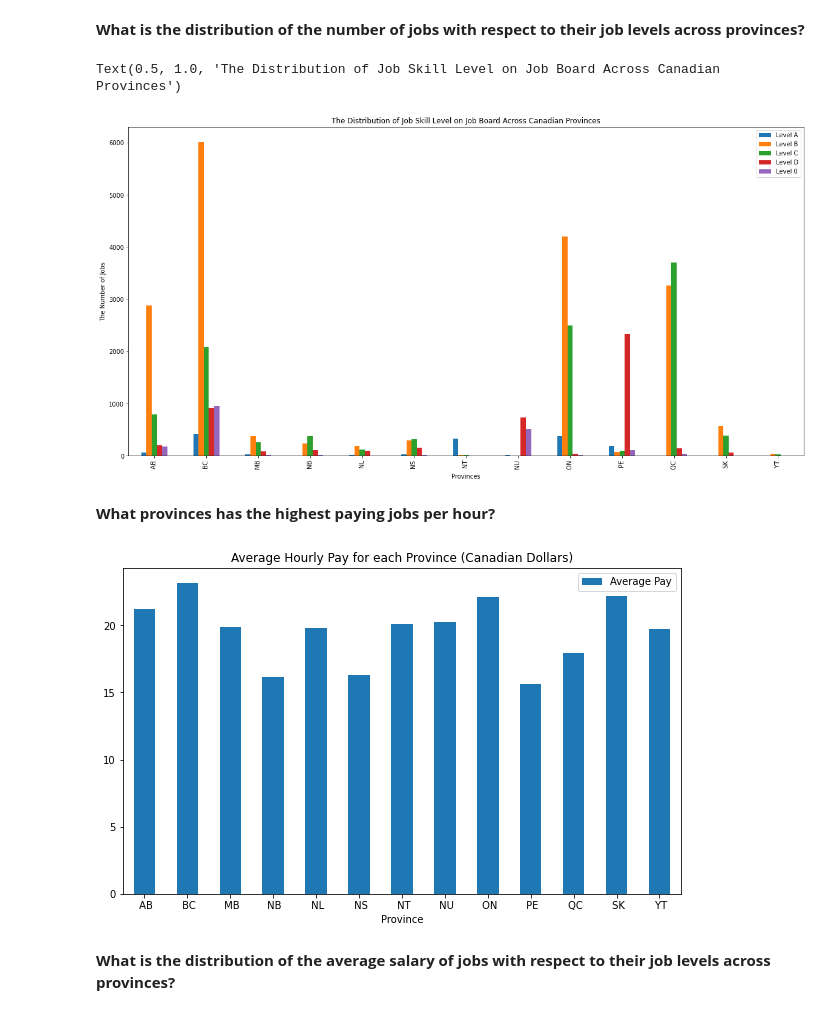
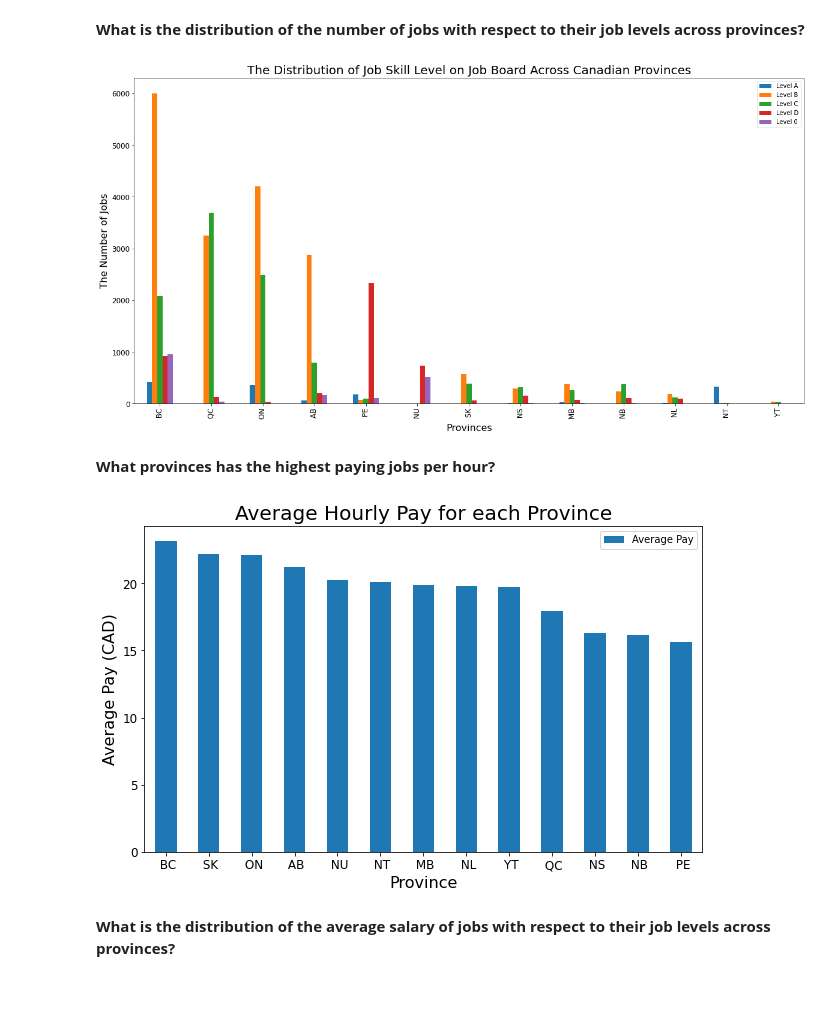
Before and after one commit to ChristopheTran/Canadian-Jobs-Amid-a-Pandemic, a Jupyter notebook: Final_Notebook.ipynb, the cells around one changed output. Drawn from its saved outputs; the diff is of its cells as text; code cells hidden in the pictures.

```diff
--- a/Final_Notebook.ipynb
+++ b/Final_Notebook.ipynb
@@ -172,6 +176,7 @@ jobs_cleaned["AveragePay"] = jobs_cleaned.apply(get_average_pay, axis=1)
 jobs_cleaned["City"] = jobs_cleaned["City"].str.strip("based in ")
 
 jobs_noc_merged = pd.merge(noc_info, jobs_cleaned, on="NocNo", how="inner")
+jobs_noc_merged["JobLevel"] = jobs_noc_merged["JobLevel"].str.strip()
 # %%
 #These are the numbeo datasets
 numbeo.keys()
@@ -392,47 +448,74 @@ for province, group in grouped:
   city_level0['Province'].append(province)
   city_level0['Level 0'].append(group.count()[1])
 city_level0 = pd.DataFrame(city_level0)
+
+#Find the number of Level 0 jobs for each province and store the result in the city_level0 dictionary.
+city_level0 = {"Province":[], "Level 0":[]}
+grouped = df.query("CleanedJobLevel == '0'").groupby("Province")
+for province, group in grouped:
+  city_level0['Province'].append(province)
+  city_level0['Level 0'].append(group.count()[1])
+city_level0 = pd.DataFrame(city_level0)
 # %%
 #Visualize the number of each level of jobs is within the job board for each Canadian province.
 result = pd.concat([city_level0, city_levelD, city_levelB, city_levelA], axis=1)
 result.drop(result.columns[2], axis=1, inplace=True)
 result = pd.concat([city_levelC, result], axis=1)
 result = result.fillna(0)
+
+result['Mean'] = result.loc[:, ['Level 0','Level D','Level C','Level B','Level A']].mean(axis=1)
+result=result.sort_values(by='Mean', ascending=False)
+
 ax = result.plot(x="Province", y=["Level A", "Level B", "Level C","Level D","Level 0"], kind="bar",figsize=(20,10))
-ax.set_xlabel("Provinces")
-ax.set_ylabel("The Number of Jobs")
-ax.set_title("The Distribution of Job Skill Level on Job Board Across Canadian Provinces")
+plt.setp(ax.get_xticklabels(),rotation = 90, fontsize=12)
+plt.setp(ax.get_yticklabels(),fontsize=12)
+ax.set_xlabel("Provinces",fontsize=16)
+ax.set_ylabel("The Number of Jobs",fontsize=16)
+ax.set_title("The Distribution of Job Skill Level on Job Board Across Canadian Provinces",fontsize=20)
+
+#Saving vizulaiztion as PNG and SVG
+plt.savefig('./Images/png/The Distribution of Job Skill Level on Job Board Across Canadian Provinces.png',dpi=300,format='png')
+plt.savefig('./Images/svg/The Distribution of Job Skill Level on Job Board Across Canadian Provinces.svg', dpi=300,format='svg')
 # %% [output]
-Text(0.5, 1.0, 'The Distribution of Job Skill Level on Job Board Across Canadian Provinces')
-[figure, old version]
+[figure, new version]
 # %% [markdown]
 **What provinces has the highest paying jobs per hour?**
 # %%
 #Consider only hourly pay
 jobs_paid_hourly_cleaned = jobs_noc_merged.copy(deep=True)
 
 #Change city to province
 jobs_paid_hourly_cleaned["Province"] = jobs_paid_hourly_cleaned["City"].apply(lambda x: x.split(',')[1])
 
 province_pay = {"Province":[], "Average Pay":[]}
 for province, group in jobs_paid_hourly_cleaned.groupby("Province"):
     group["MinPay"] = group["MinPay"].astype(np.float64)
     province_pay["Province"].append(province)
     province_pay["Average Pay"].append(group["MinPay"].mean())
 province_pay = pd.DataFrame(province_pay)
 
 independent_column = "Province"
 dependent_column = "Average Pay"
 
+province_pay=province_pay.sort_values(by='Average Pay', ascending=False)
+
 #Visualize
 ax = province_pay.plot(x='Province',
                        y='Average Pay',
                        kind="bar",
-                       rot=0,          #rot is for rotation of labels
-                       figsize=(10,6),
-                       title="Average Hourly Pay for each Province (Canadian Dollars)")
+                       rot=0,
+                       figsize=(10,6))
+ax.set_xlabel('Province', fontsize=16)
+ax.set_ylabel('Average Pay (CAD)', fontsize=16)
+ax.set_title('Average Hourly Pay for each Province', fontsize=20)
+plt.xticks(fontsize=12)
+plt.yticks(fontsize=12)
+
+#Saving vizulaiztion as PNG and SVG
+plt.savefig('./Images/png/Average Hourly Pay for each Province (Canadian Dollars).png',dpi=300,format='png')
+plt.savefig('./Images/svg/Average Hourly Pay for each Province (Canadian Dollars).svg', dpi=300,format='svg')
 # %% [output]
-[figure, old version]
+[figure, new version]
 # %% [markdown]
 **What is the distribution of the average salary of jobs with respect to their job levels across provinces?**
 # %%
```
Also changed, not shown: parts of 34 cells of this notebook, 22 other files.
